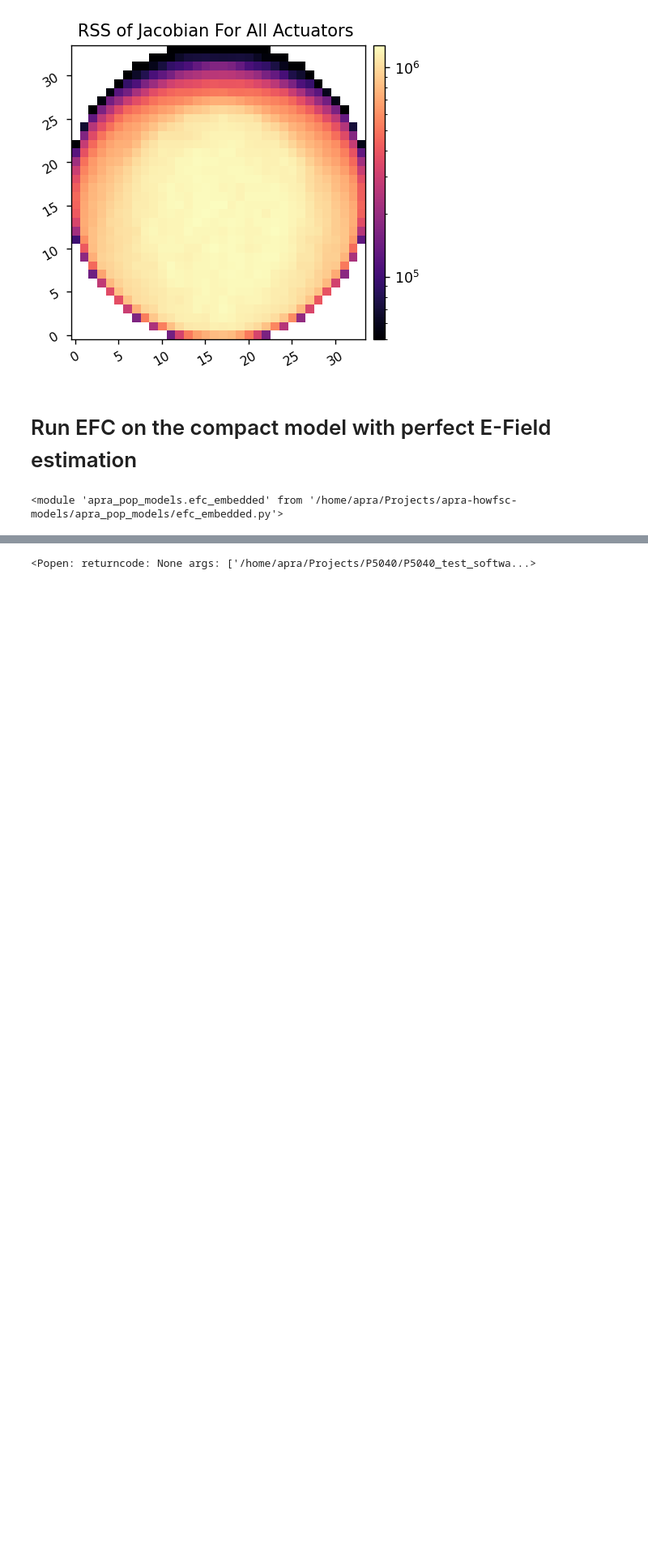
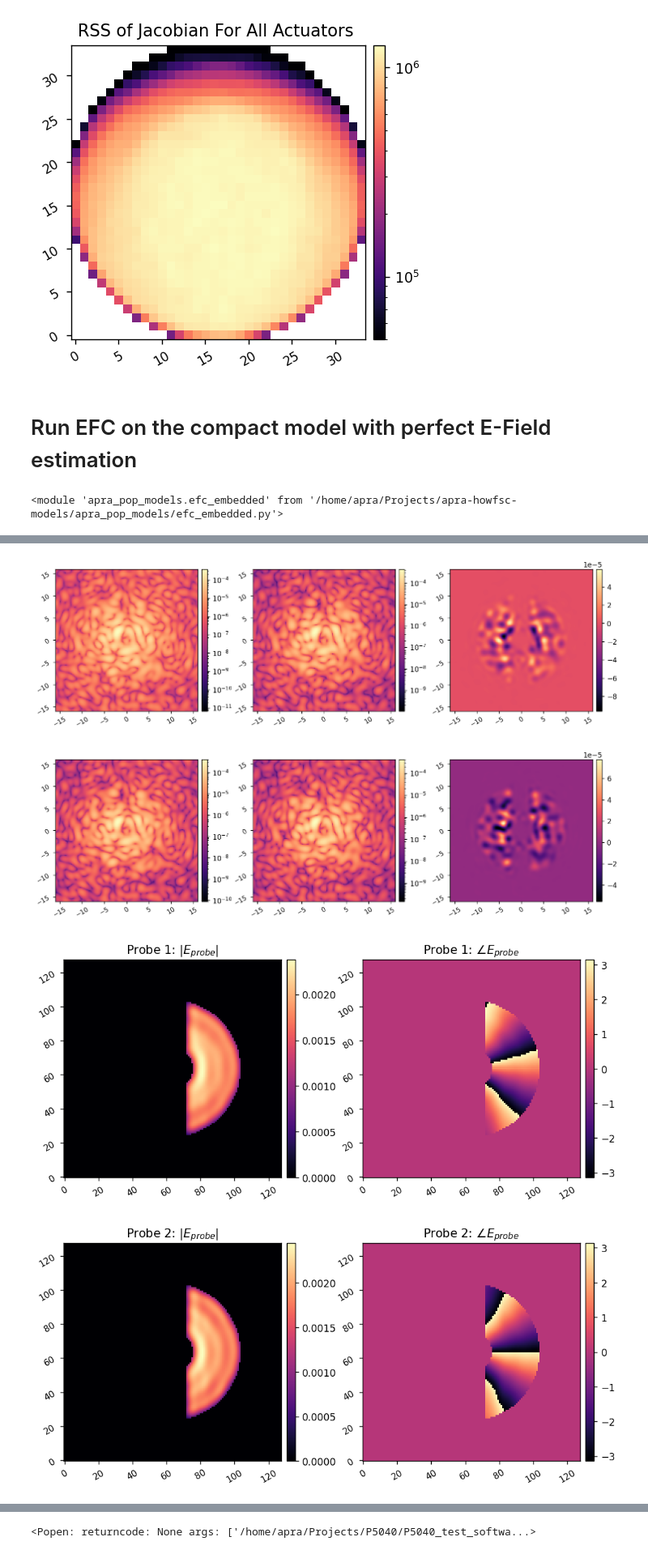
Before and after one commit to kian1377/apra-howfsc-models, a Jupyter notebook: notebooks/efc_compact_p5040.ipynb, the cells around one changed output, grey strips where cells are left out. Shown at 81% size. Saved outputs shown, nothing was run; the diff lists cells and outputs as text; code cells hidden in the pictures; blank space fills up the shorter version.

```diff
--- a/notebooks/efc_compact_p5040.ipynb
+++ b/notebooks/efc_compact_p5040.ipynb
@@ -126,0 +140,11 @@ import subprocess
+# %%
+reload(pwp)
+model.reset_dm()
+
+probe_amp = 10e-9
+est = pwp.run_pwp_bp(model, control_mask, probe_amp*probe_modes, jac, embedded_controller, plot=True)
+# %% [output]
+[figure, added]
+[figure, added]
+[figure, added]
+[figure, added]
```
Also changed, not shown: parts of 18 cells of this notebook, 3 other files.
